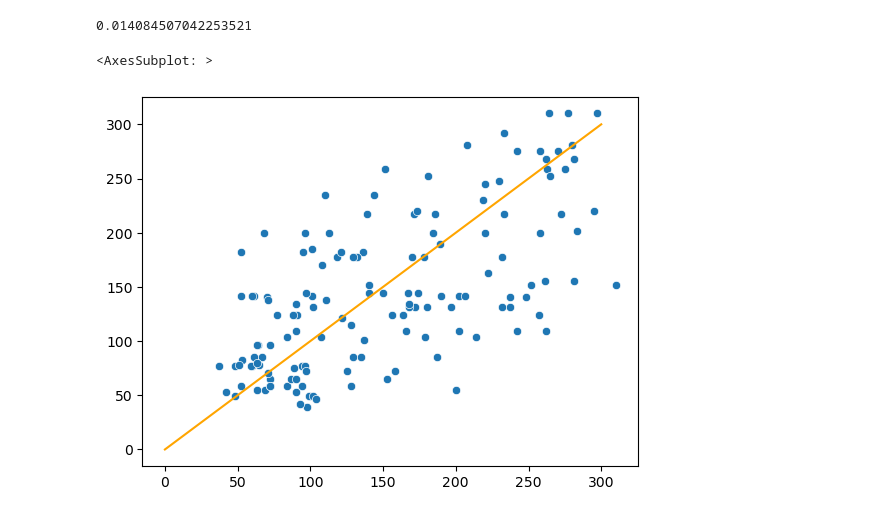
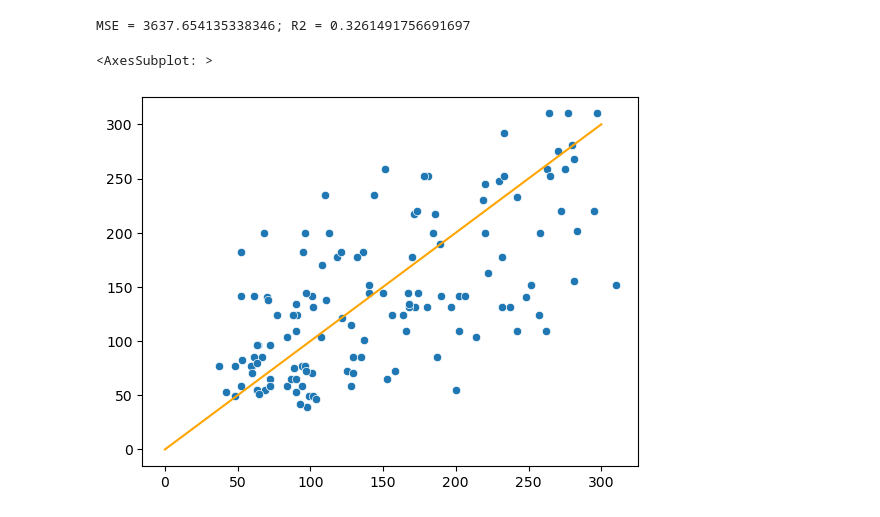
Before and after one commit to MixeevLexa/Project_group2024-2025, a Jupyter notebook: Contest2/contest2.ipynb, the cells around one changed output. Drawn from its saved outputs; the diff is of its cells as text; code cells hidden in the pictures.

```diff
--- a/Contest2/contest2.ipynb
+++ b/Contest2/contest2.ipynb
@@ -56,37 +56,39 @@ class Library:
 import sklearn
 import sklearn.linear_model
 import sklearn.metrics
 import sklearn.model_selection
 import sklearn.datasets
 import sklearn.preprocessing
 import numpy as np
 import seaborn as sns
 import pandas as pd
 
 diabetes = pd.read_csv('diabetes.csv')
 x = diabetes[['AGE', 'SEX', 'BMI', 'BP', 'S1', 'S2', 'S3', 'S4', 'S5', 'S6']]
 y = diabetes['Y']
 
-x_train, x_test, y_train, y_test = sklearn.model_selection.train_test_split(x, y, test_size=0.32, random_state=42)
+x_train, x_test, y_train, y_test = sklearn.model_selection.train_test_split(x, y, test_size=0.3, random_state=42)
 y_train = np.array(y_train)
 y_test = np.array(y_test)
 
 scaler = sklearn.preprocessing.StandardScaler()
 scaler = scaler.fit(x)
 x_train_scaled = scaler.transform(x_train)
 x_test_scaled = scaler.transform(x_test)
 
 reg2 = sklearn.linear_model.LogisticRegression()
 reg2.fit(x_train_scaled, y_train)
 y_pr = reg2.predict(x_test_scaled)
-print(sklearn.metrics.accuracy_score(y_test, y_pr))
+MSE = sklearn.metrics.mean_squared_error(y_test, y_pr)
+R2 = sklearn.metrics.r2_score(y_test, y_pr)
+print('MSE =', str(MSE) + ';', 'R2 =', R2)
 
 sns.scatterplot(x = y_test, y = y_pr)
 sns.lineplot(x=[0,300], y=[0,300], color='orange')
 # %% [output]
-0.014084507042253521
+MSE = 3637.654135338346; R2 = 0.3261491756691697
 <AxesSubplot: >
-[figure, old version]
+[figure, new version]
 # %%
 #task 4
 import sklearn
```
Also changed, not shown: parts of 1 cell of this notebook.
